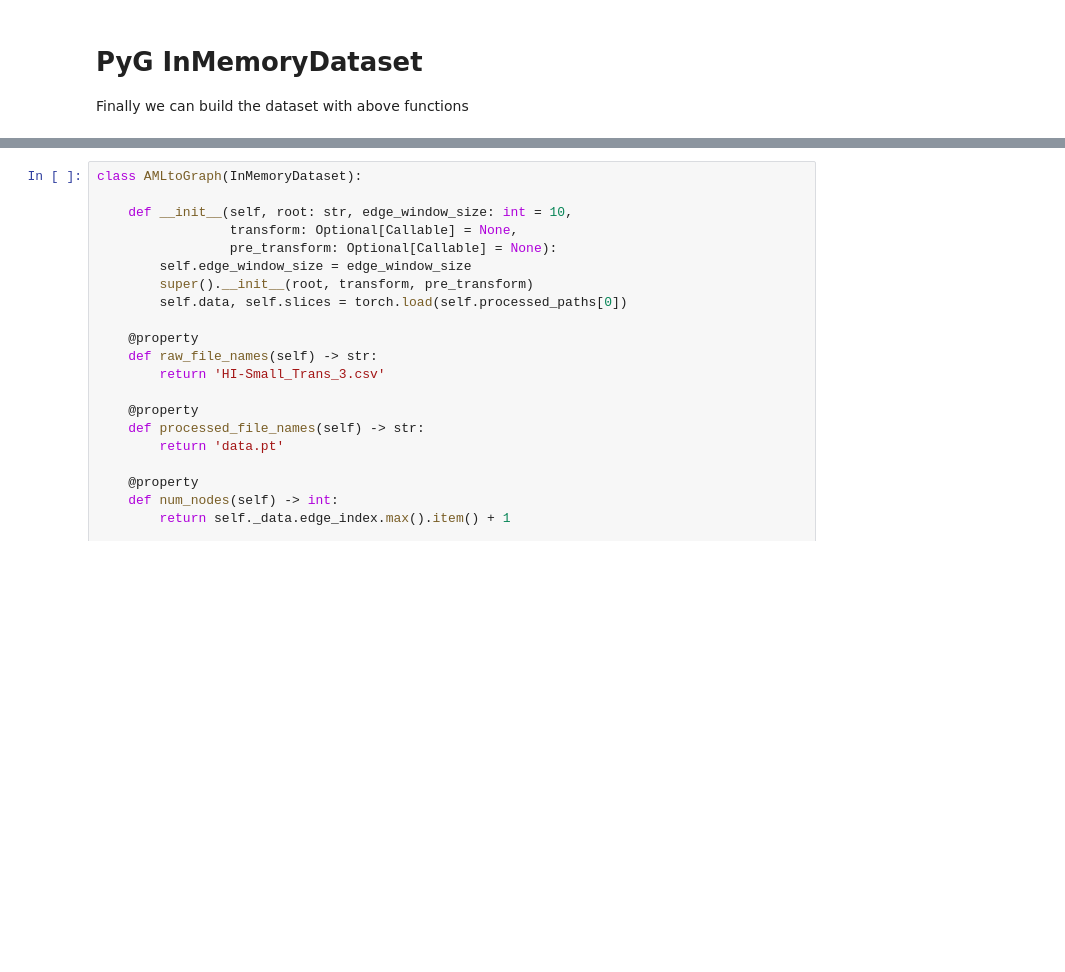
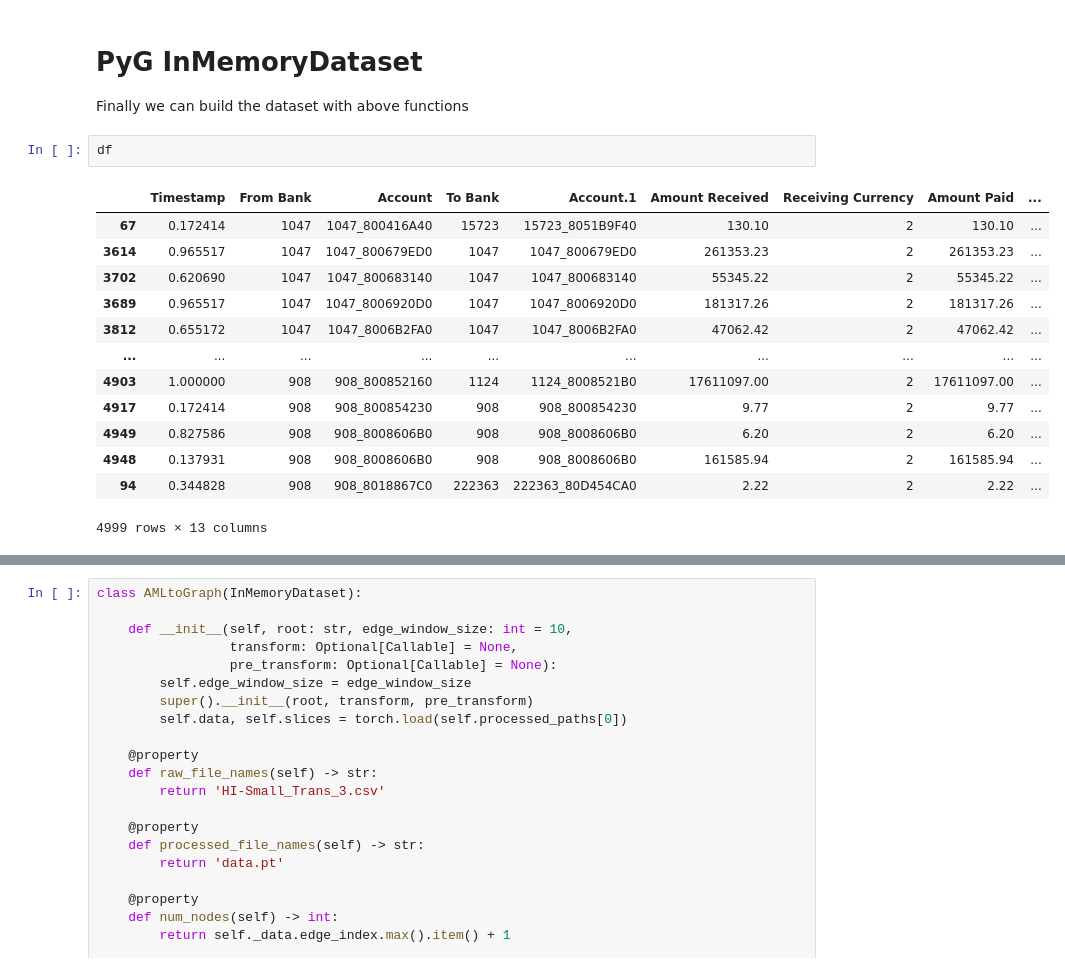
Before and after one commit to owhygithub/AML-fraud-detector, a Jupyter notebook: Literature/anti-money-laundering-detection-with-gnn.ipynb, the cells around one changed output, grey strips where cells are left out. Drawn from its saved outputs; the diff is of its cells as text; blank space fills up the shorter version.

```diff
--- a/Literature/anti-money-laundering-detection-with-gnn.ipynb
+++ b/Literature/anti-money-laundering-detection-with-gnn.ipynb
@@ -376,3 +408,19 @@ class GAT(torch.nn.Module):
 # %% [markdown]
 # PyG InMemoryDataset
 Finally we can build the dataset with above functions
+# %%
+df
+# %% [output]
+|  | Timestamp | From Bank | Account | To Bank | Account.1 | Amount Received | Receiving Currency | Amount Paid | ... |
+| 67 | 0.172414 | 1047 | 1047_800416A40 | 15723 | 15723_8051B9F40 | 130.10 | 2 | 130.10 | ... |
+| 3614 | 0.965517 | 1047 | 1047_800679ED0 | 1047 | 1047_800679ED0 | 261353.23 | 2 | 261353.23 | ... |
+| 3702 | 0.620690 | 1047 | 1047_800683140 | 1047 | 1047_800683140 | 55345.22 | 2 | 55345.22 | ... |
+| 3689 | 0.965517 | 1047 | 1047_8006920D0 | 1047 | 1047_8006920D0 | 181317.26 | 2 | 181317.26 | ... |
+| 3812 | 0.655172 | 1047 | 1047_8006B2FA0 | 1047 | 1047_8006B2FA0 | 47062.42 | 2 | 47062.42 | ... |
+| ... | ... | ... | ... | ... | ... | ... | ... | ... | ... |
+| 4903 | 1.000000 | 908 | 908_800852160 | 1124 | 1124_8008521B0 | 17611097.00 | 2 | 17611097.00 | ... |
+| 4917 | 0.172414 | 908 | 908_800854230 | 908 | 908_800854230 | 9.77 | 2 | 9.77 | ... |
+| 4949 | 0.827586 | 908 | 908_8008606B0 | 908 | 908_8008606B0 | 6.20 | 2 | 6.20 | ... |
+| 4948 | 0.137931 | 908 | 908_8008606B0 | 908 | 908_8008606B0 | 161585.94 | 2 | 161585.94 | ... |
+| 94 | 0.344828 | 908 | 908_8018867C0 | 222363 | 222363_80D454CA0 | 2.22 | 2 | 2.22 | ... |
+4999 rows × 13 columns
```
Also changed, not shown: parts of 8 cells of this notebook, 4 other files.
